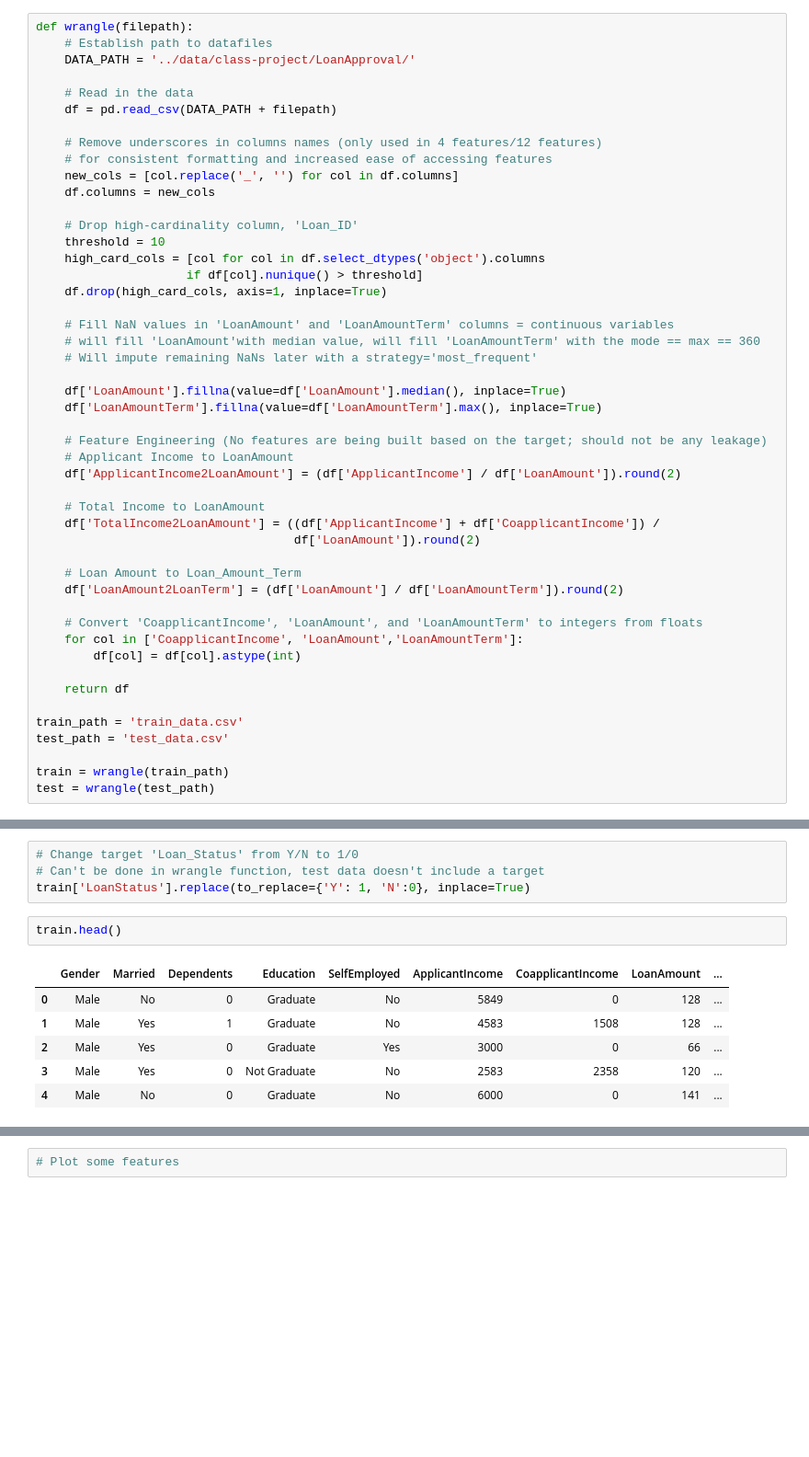
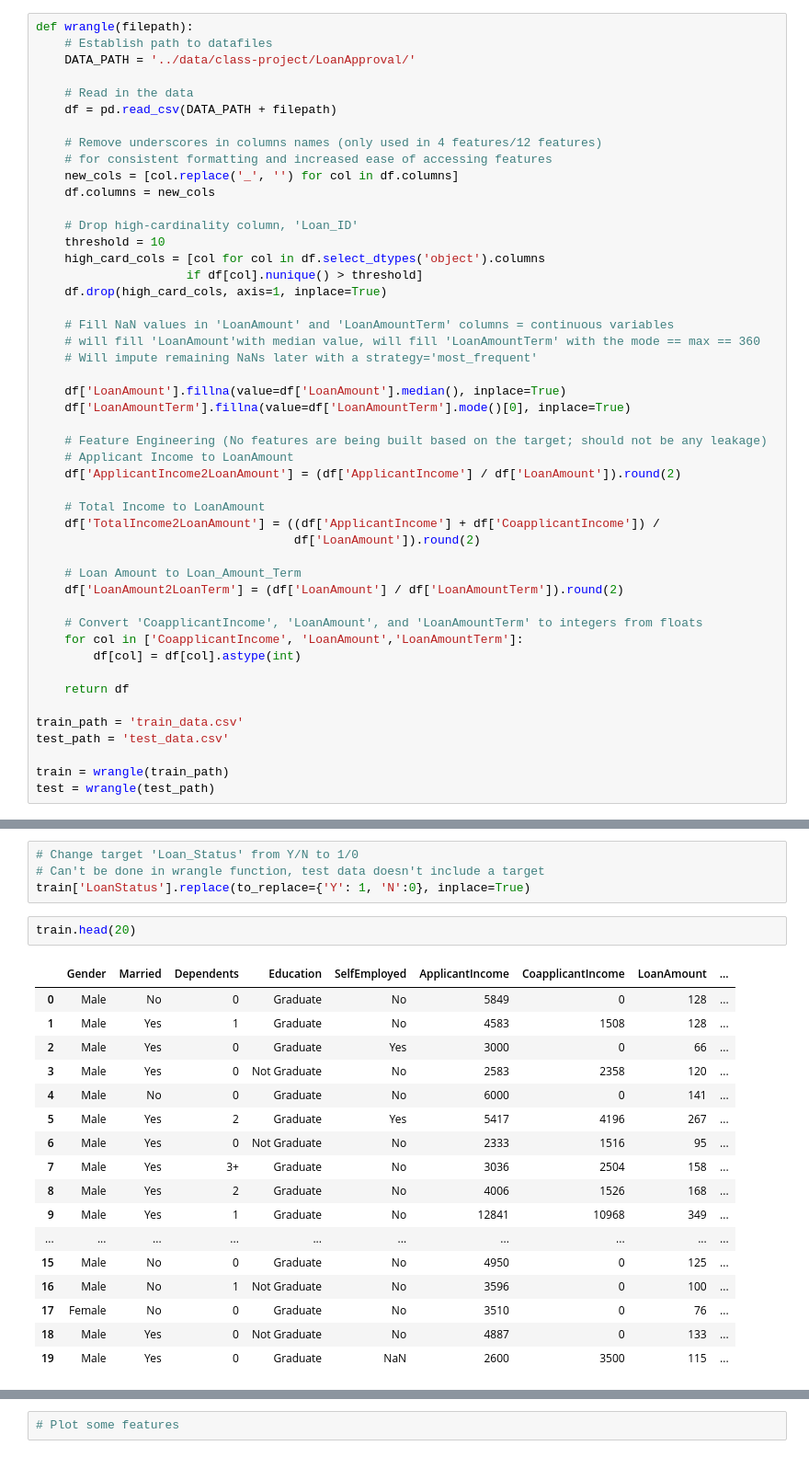
Before and after one commit to Frank-Howd/DS-Unit-2-Applied-Modeling, a Jupyter notebook: module2-wrangle-ml-datasets/LS_DS_232_assignment.ipynb, the cells around one changed output, grey strips where cells are left out. Shown at 92% size. Saved outputs shown, nothing was run; the diff lists cells and outputs as text; blank space fills up the shorter version.

```diff
--- a/module2-wrangle-ml-datasets/LS_DS_232_assignment.ipynb
+++ b/module2-wrangle-ml-datasets/LS_DS_232_assignment.ipynb
@@ -75,7 +78,7 @@ def wrangle(filepath):
     # Will impute remaining NaNs later with a strategy='most_frequent'
 
     df['LoanAmount'].fillna(value=df['LoanAmount'].median(), inplace=True)
-    df['LoanAmountTerm'].fillna(value=df['LoanAmountTerm'].max(), inplace=True)
+    df['LoanAmountTerm'].fillna(value=df['LoanAmountTerm'].mode()[0], inplace=True)
 
     # Feature Engineering (No features are being built based on the target; should not be any leakage)
     # Applicant Income to LoanAmount
@@ -133,11 +136,22 @@ memory usage: 72.1+ KB
 # Can't be done in wrangle function, test data doesn't include a target
 train['LoanStatus'].replace(to_replace={'Y': 1, 'N':0}, inplace=True)
 # %%
-train.head()
+train.head(20)
 # %% [output]
 |  | Gender | Married | Dependents | Education | SelfEmployed | ApplicantIncome | CoapplicantIncome | LoanAmount | ... |
 | 0 | Male | No | 0 | Graduate | No | 5849 | 0 | 128 | ... |
 | 1 | Male | Yes | 1 | Graduate | No | 4583 | 1508 | 128 | ... |
 | 2 | Male | Yes | 0 | Graduate | Yes | 3000 | 0 | 66 | ... |
 | 3 | Male | Yes | 0 | Not Graduate | No | 2583 | 2358 | 120 | ... |
 | 4 | Male | No | 0 | Graduate | No | 6000 | 0 | 141 | ... |
+| 5 | Male | Yes | 2 | Graduate | Yes | 5417 | 4196 | 267 | ... |
+| 6 | Male | Yes | 0 | Not Graduate | No | 2333 | 1516 | 95 | ... |
+| 7 | Male | Yes | 3+ | Graduate | No | 3036 | 2504 | 158 | ... |
+| 8 | Male | Yes | 2 | Graduate | No | 4006 | 1526 | 168 | ... |
+| 9 | Male | Yes | 1 | Graduate | No | 12841 | 10968 | 349 | ... |
+| ... | ... | ... | ... | ... | ... | ... | ... | ... | ... |
+| 15 | Male | No | 0 | Graduate | No | 4950 | 0 | 125 | ... |
+| 16 | Male | No | 1 | Not Graduate | No | 3596 | 0 | 100 | ... |
+| 17 | Female | No | 0 | Graduate | No | 3510 | 0 | 76 | ... |
+| 18 | Male | Yes | 0 | Not Graduate | No | 4887 | 0 | 133 | ... |
+| 19 | Male | Yes | 0 | Graduate | NaN | 2600 | 3500 | 115 | ... |
```
Also changed, not shown: parts of 9 cells of this notebook.
